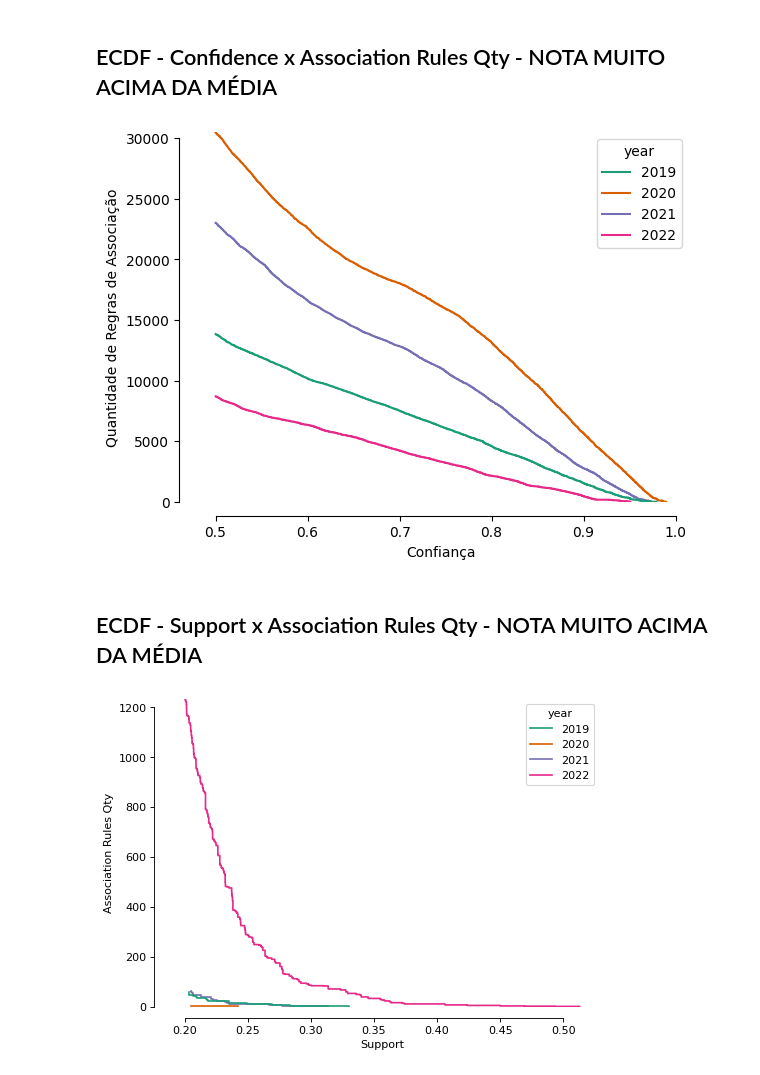
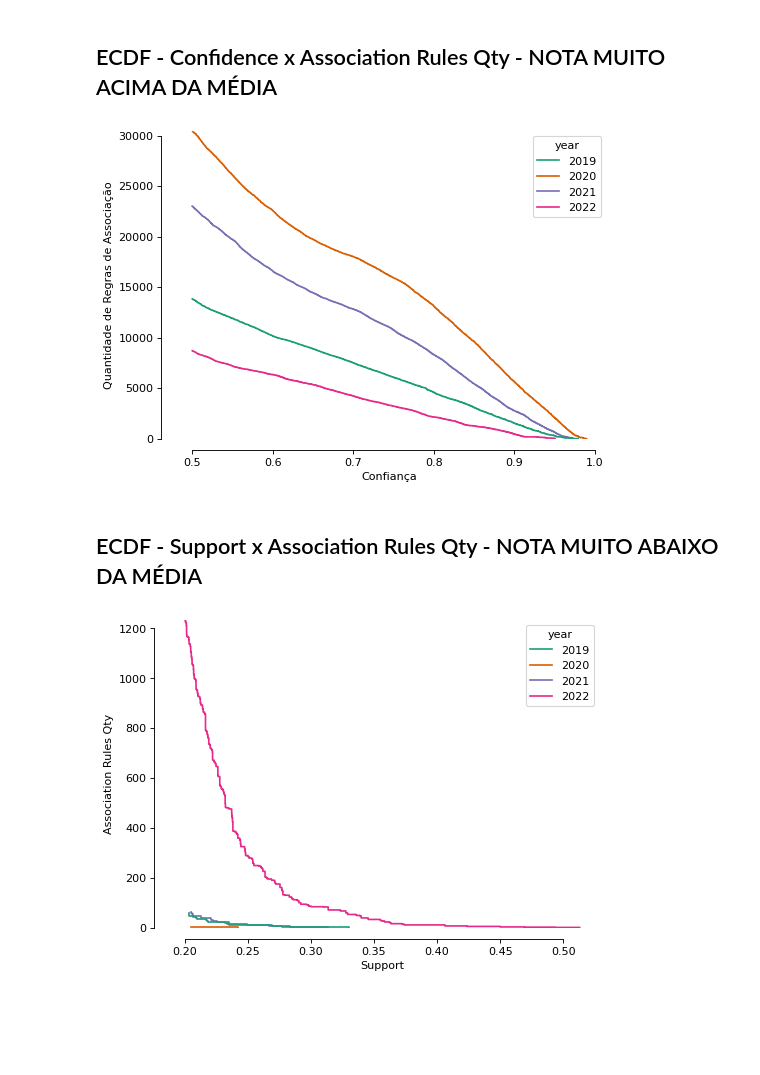
Before and after one commit to kazuhirodk/enem-data-mining, a Jupyter notebook: analysis/general-analysis.ipynb, the cells around one changed output. Saved outputs shown, nothing was run; the diff lists cells and outputs as text; code cells hidden in the pictures; blank space fills up the shorter version.

```diff
--- a/analysis/general-analysis.ipynb
+++ b/analysis/general-analysis.ipynb
@@ -97,20 +97,20 @@ figure = ax.get_figure()
 # %%
 import seaborn as sns
 import matplotlib.pyplot as plt
 from matplotlib.pyplot import figure
 
-# figure(figsize=(7, 5), dpi=80)
+figure(figsize=(7, 5), dpi=80)
 
 plt.xlabel("Confiança")
 plt.ylabel("Quantidade de Regras de Associação")
 ax = sns.ecdfplot(data=all_high_performance_rules, stat="count", x="confidence", complementary=True, hue="year",
                   palette='Dark2', linewidth=1.5)
 sns.despine(trim=True, offset=10)
 figure = ax.get_figure()
 # %% [output]
-[figure, old version]
+[figure, new version]
 # %% [markdown]
-## ECDF - Support x Association Rules Qty - NOTA MUITO ACIMA DA MÉDIA
+## ECDF - Support x Association Rules Qty - NOTA MUITO ABAIXO DA MÉDIA
 # %%
 all_low_performance_rules = all_rules.query("items_add.str.contains('NOTA: MUITO ABAIXO DA MÉDIA')")
 
```
Also changed, not shown: parts of 1 cell of this notebook.
